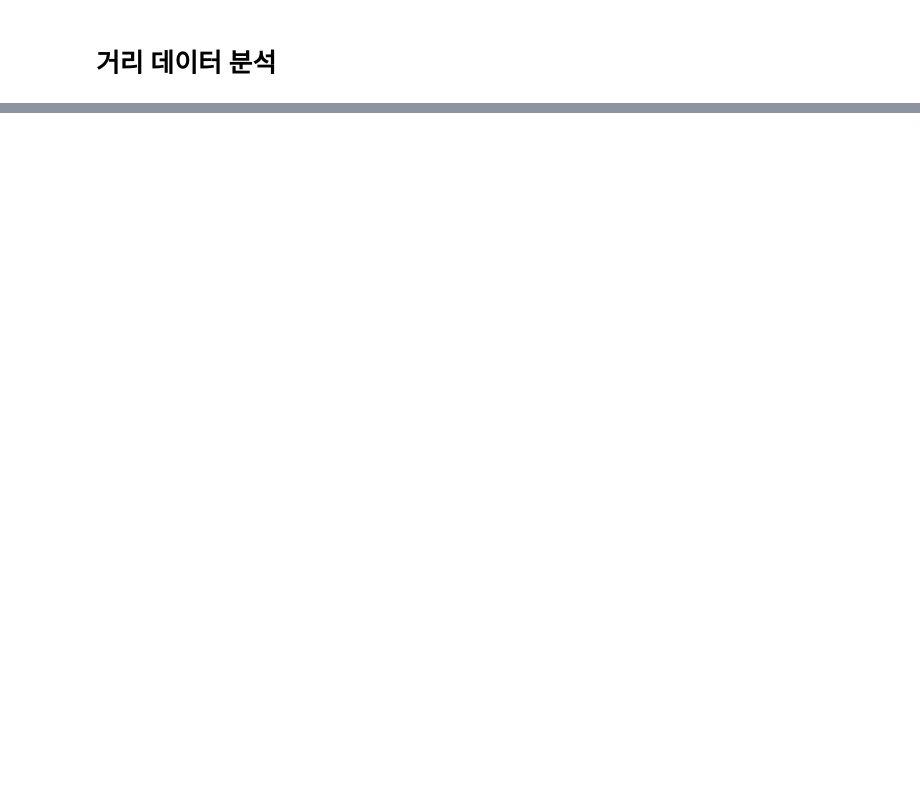
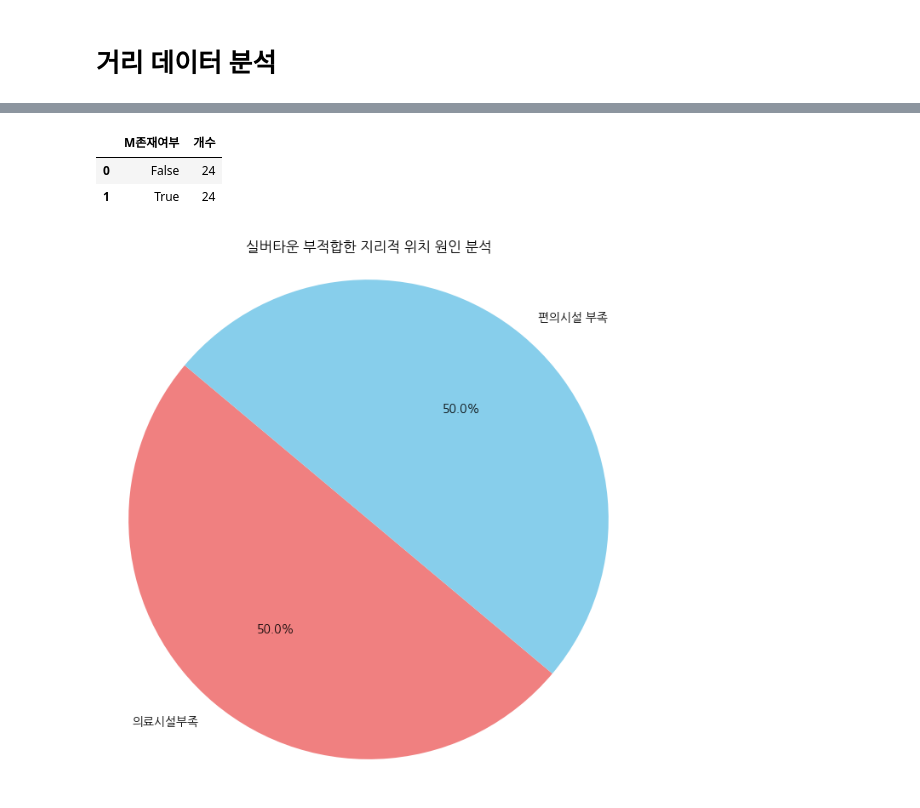
Before and after one commit to Parksolmi/Data_Analysis, a Jupyter notebook: SilverTown/SilverTownAnalysis.ipynb, the cells around one changed output, grey strips where cells are left out. Drawn from its saved outputs; the diff is of its cells as text; code cells hidden in the pictures; blank space fills up the shorter version.

```diff
--- a/SilverTown/SilverTownAnalysis.ipynb
+++ b/SilverTown/SilverTownAnalysis.ipynb
@@ -224,0 +264,2 @@ top30_distance_df
+# %%
+mapCB=folium.Map(location=[37.491145,126.9737511], zoom_start=15)
@@ -224,0 +321,6 @@ top30_distance_df
+# %%
+# 거리가 1km 이내인 행만 남기기
+within_1km = top30_distance_df[top30_distance_df['거리'] <= 1]
+
+within_1km.to_csv('/content/drive/MyDrive/Colab Notebooks/Github/Data_Analysis/SilverTown/within_1km.csv', index=False)
+within_1km
@@ -224,0 +436,14 @@ top30_distance_df
+# %%
+# 적합 그룹
+import matplotlib.pyplot as plt
+
+#한글 폰트 설정
+
+import matplotlib.font_manager as fm  # 폰트 관리
+
+!apt-get update -qq         # apt-get 패키지 설치 명령어, -qq : 에러외 메세지 숨기기
+!apt-get install fonts-nanum* -qq #나눔글꼴 설치
+
+fe = fm.FontEntry(fname=r'/usr/share/fonts/truetype/nanum/NanumGothic.ttf', name='NanumGothic') #파일 저장되어있는 경로와 이름 설정
+fm.fontManager.ttflist.insert(0, fe)  # Matplotlib에 폰트 추가
+plt.rcParams.update({'font.size': 10, 'font.family': 'NanumGothic'}) #폰트설정
@@ -224,0 +468,29 @@ top30_distance_df
+# %%
+# 부적합 원인 분석
+
+# merged_df에서 '적합'이 0인 행만 남겨서 df 새로 구성
+unfit_silver_town = merged_df[merged_df['적합'] == 0]
+
+unfit_grouped_df = unfit_silver_town.groupby('M존재여부').size().reset_index(name='개수')
+unfit_grouped_df
+# %% [output]
+|  | M존재여부 | 개수 |
+| 0 | False | 24 |
+| 1 | True | 24 |
+# %%
+import pandas as pd
+import matplotlib.pyplot as plt
+
+# 라벨링
+unfit_grouped_df['라벨'] = unfit_grouped_df['M존재여부'].map({False: '의료시설부족', True: '편의시설 부족'})
+
+# 파이 그래프 그리기
+plt.figure(figsize=(8, 8))
+plt.pie(unfit_grouped_df['개수'], labels=unfit_grouped_df['라벨'], autopct='%1.1f%%', startangle=140, colors=['lightcoral', 'skyblue'])
+plt.title('실버타운 부적합한 지리적 위치 원인 분석')
+plt.axis('equal')  # 파이 그래프를 원형으로 유지
+
+# 그래프 출력
+plt.show()
+# %% [output]
+[figure, added]
```
Also changed, not shown: parts of 20 cells of this notebook.
